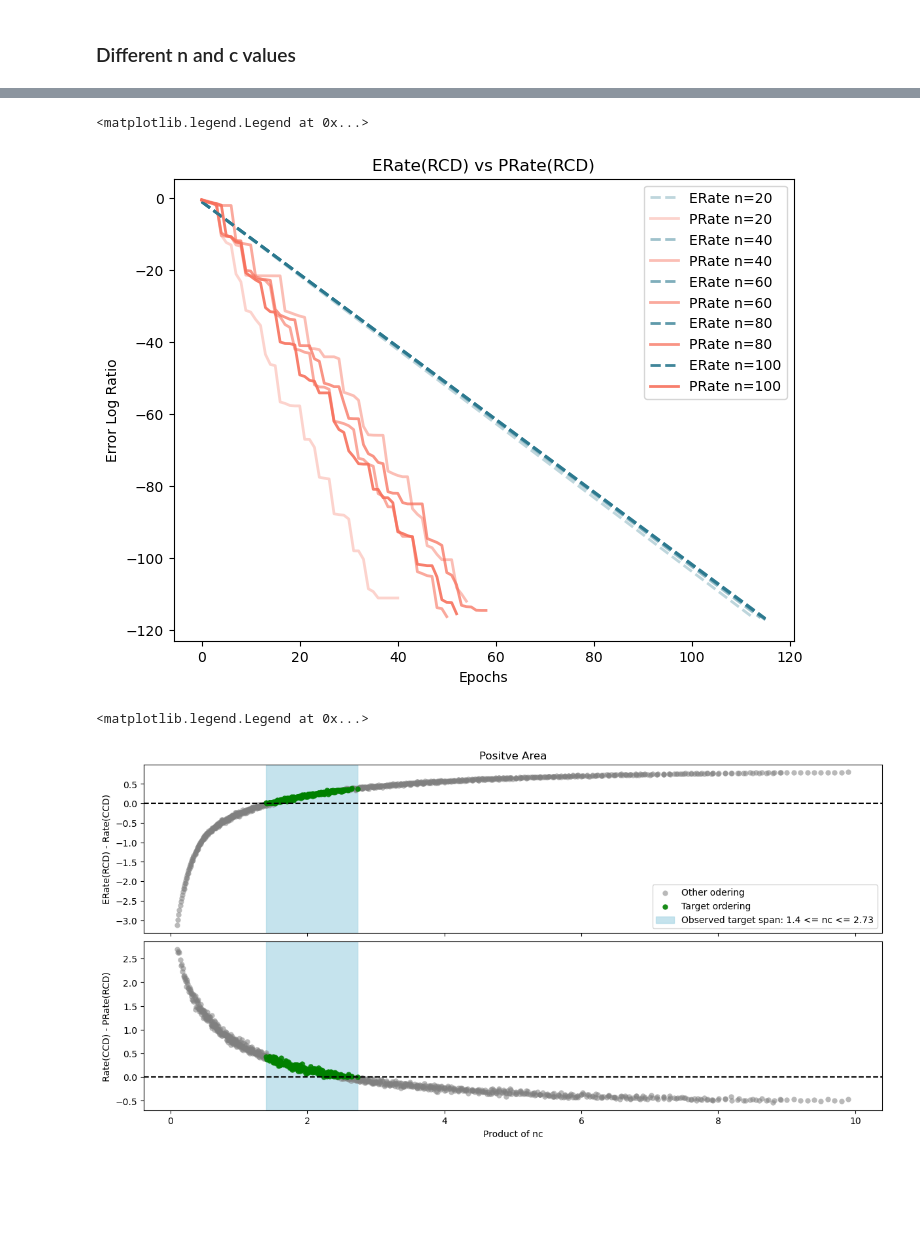
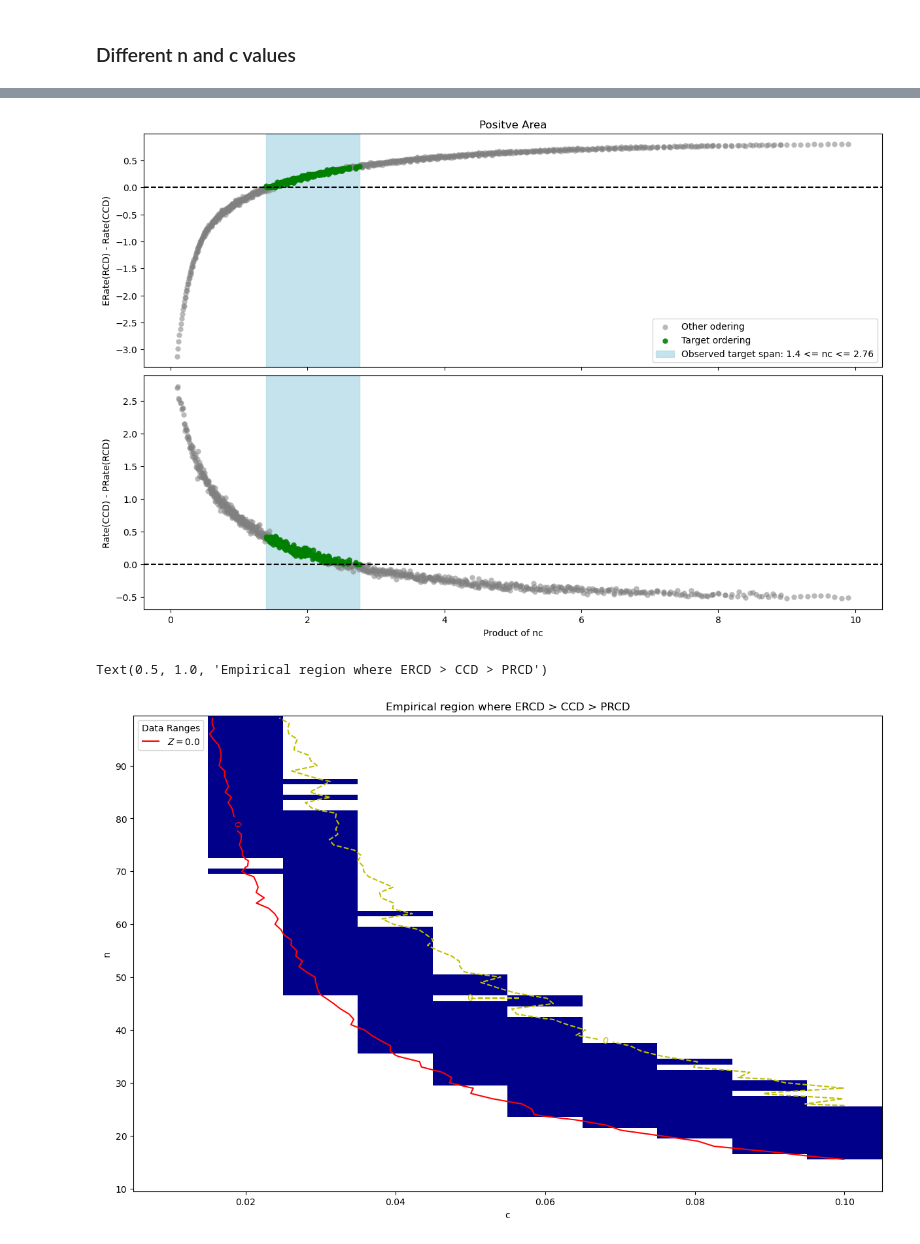
Before and after one commit to pinto2501/coordinate_descent, a Jupyter notebook: cbcd.ipynb, the cells around one changed output, grey strips where cells are left out. Saved outputs shown, nothing was run; the diff lists cells and outputs as text; code cells hidden in the pictures; blank space fills up the shorter version.

Commit message:
Add Empirical region

```diff
--- a/cbcd.ipynb
+++ b/cbcd.ipynb
@@ -90,29 +111,3 @@ ax.legend()
-# %%
-fig, ax = plt.subplots(figsize=(8, 6))
-
-dimensions = [20, 40, 60, 80, 100]
-dim_norm = Normalize(vmin=min(dimensions), vmax=max(dimensions))
-
-for dim in dimensions:
-    rcd_errors = utils.run_rcd(EPOCHS, dim, c)
-    prcd_errors = utils.run_prcd(EPOCHS, dim, c)
-
-    shade = 0.30 + 0.60 * dim_norm(dim)
-
-    ax.plot(np.arange(len(rcd_errors)), rcd_errors,
-            label=f"ERate n={dim}", color=viridis_cmap(0.4), alpha=shade,
-            linestyle="dashed", linewidth=2)
-    ax.plot(np.arange(len(prcd_errors)), prcd_errors,
-            label=f"PRate n={dim}", color=magma_cmap(0.7), alpha=shade,
-            linewidth=2)
-
-ax.set_xlabel("Epochs")
-ax.set_ylabel("Error Log Ratio")
-ax.set_title("ERate(RCD) vs PRate(RCD)")
-ax.legend()
-# %% [output]
-<matplotlib.legend.Legend at 0x...>
-[figure, removed]
 # %%
 # Fixed n with different c values
 
@@ -150,7 +145,7 @@ pos_area_2 = diff_ccd_prate[mask]
 unpos_area_1 = diff_erate_ccd[~mask]
 unpos_area_2 = diff_ccd_prate[~mask]
 
-fig, axes = plt.subplots(2, 1, figsize=(12, 6), sharex=True, constrained_layout=True)
+fig, axes = plt.subplots(2, 1, figsize=(12, 8), sharex=True, constrained_layout=True)
 
 nc_min = index[mask].min()
 nc_max = index[mask].max()
@@ -170,6 +165,54 @@ axes[0].set_ylabel("ERate(RCD) - Rate(CCD)")
 axes[1].set_ylabel("Rate(CCD) - PRate(RCD)")
 axes[1].set_xlabel("Product of nc")
 axes[0].legend()
+plt.show()
 # %% [output]
-<matplotlib.legend.Legend at 0x...>
-[figure, old version]
+[figure, new version]
+# %%
+records = []
+
+c_vals = np.linspace(0.01, 0.1, 10)
+for c in c_vals:
+    df = pd.read_csv(f"data/fixed_c_{round(c, 3)}.csv")
+
+    temp = pd.DataFrame({
+        "c": c,
+        "n": df["n"],
+        "diff_erate_ccd": df["ERCD"] - df["CCD"],
+        "diff_ccd_prate": df["CCD"] - df["PRCD"],
+    })
+
+    records.append(temp)
+
+data = pd.concat(records, ignore_index=True)
+pivot_erate = data.pivot_table(index="n", columns="c", values="diff_erate_ccd")
+pivot_prate = data.pivot_table(index="n", columns="c", values="diff_ccd_prate")
+
+n_grid = pivot_erate.index.values
+c_grid = pivot_erate.columns.values
+
+condition_1 = pivot_erate.values # ERCD - CCD
+condition_2 = pivot_prate.values # CCD - PRCD
+
+mask = (condition_1 > 0) & (condition_2 > 0)
+mask_float = np.where(np.isnan(condition_1) | np.isnan(condition_2), np.nan, mask.astype(float))
+
+fig, ax = plt.subplots(figsize=(12, 8), constrained_layout=True)
+
+cmap = ListedColormap(["white", "darkblue"])
+ax.pcolormesh(c_grid, n_grid, mask_float, cmap=cmap, shading="auto")
+CS1 = ax.contour(c_grid, n_grid, condition_1, levels=[0], colors="r")
+CS2 = ax.contour(c_grid, n_grid, condition_2, levels=[0], colors="y", linestyles="dashed")
+
+artists, labels = CS1.legend_elements(variable_name="Z")
+ax.legend(handles=artists, labels=labels, loc="upper left", title="Data Ranges")
+
+ax.clabel(CS1, fontsize=10)
+ax.clabel(CS2, fontsize=10)
+
+ax.set_xlabel("c")
+ax.set_ylabel("n")
+ax.set_title("Empirical region where ERCD > CCD > PRCD")
+# %% [output]
+Text(0.5, 1.0, 'Empirical region where ERCD > CCD > PRCD')
+[figure, added]
```
Also changed, not shown: parts of 5 cells of this notebook, 23 other files.
